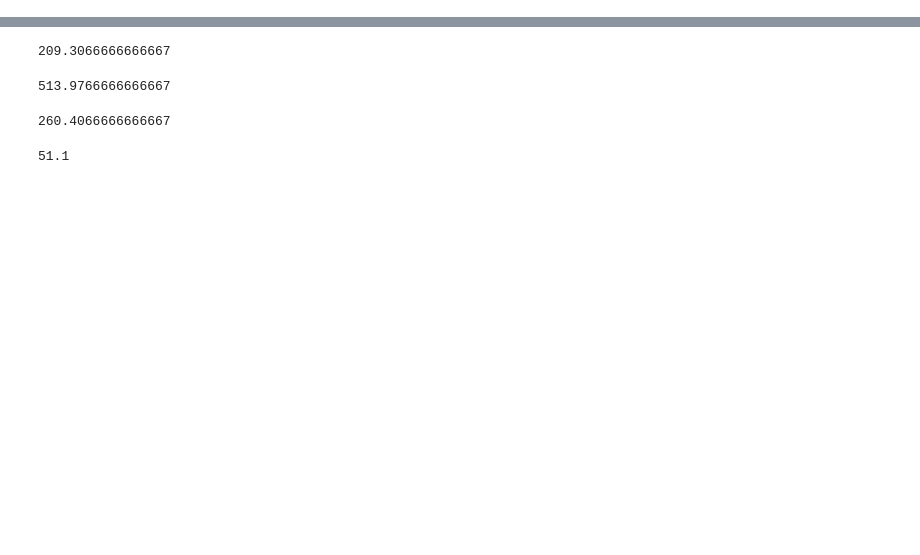
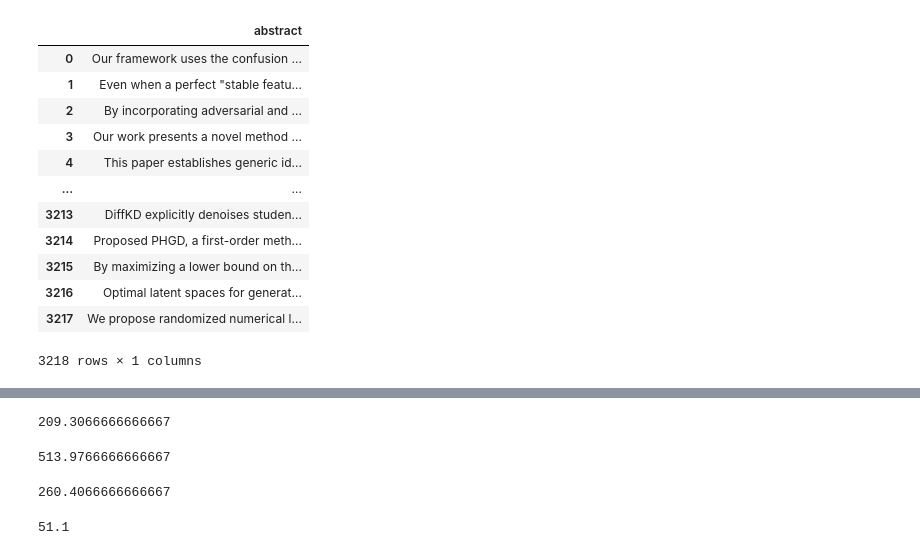
Before and after one commit to 0marCherif/Defense-poisoning, a Jupyter notebook: 3_good_rankings.ipynb, the cells around one changed output, grey strips where cells are left out. Cells and saved outputs as stored; diff of their text form; code cells hidden in the pictures; blank space fills up the shorter version.

```diff
--- a/3_good_rankings.ipynb
+++ b/3_good_rankings.ipynb
@@ -5,3 +18,19 @@ hi
+# %%
+reecrit_total
+# %% [output]
+|  | abstract |
+| 0 | Our framework uses the confusion ... |
+| 1 | Even when a perfect "stable featu... |
+| 2 | By incorporating adversarial and ... |
+| 3 | Our work presents a novel method ... |
+| 4 | This paper establishes generic id... |
+| ... | ... |
+| 3213 | DiffKD explicitly denoises studen... |
+| 3214 | Proposed PHGD, a first-order meth... |
+| 3215 | By maximizing a lower bound on th... |
+| 3216 | Optimal latent spaces for generat... |
+| 3217 | We propose randomized numerical l... |
+3218 rows × 1 columns
 # %%
 import pandas as pd
 import torch
```
Also changed, not shown: parts of 20 cells of this notebook, 5 other files.
